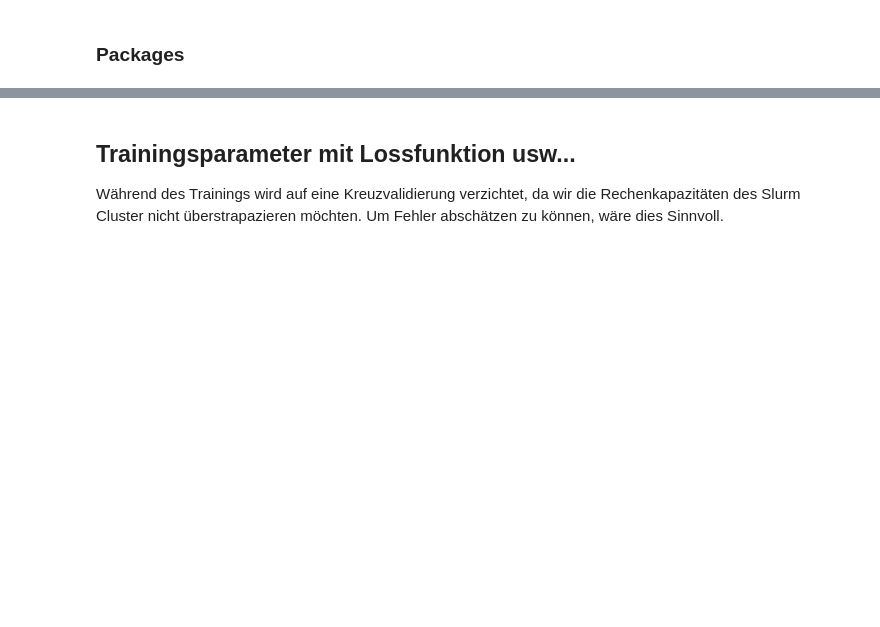
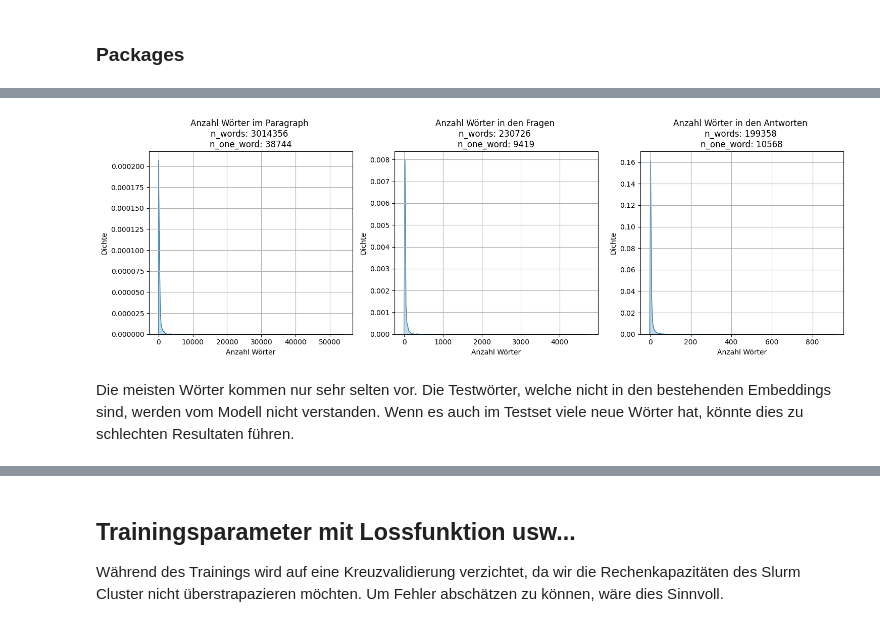
Before and after one commit to swiggy123/npr_mc2, a Jupyter notebook: report.ipynb, the cells around one changed output, grey strips where cells are left out. Drawn from its saved outputs; the diff is of its cells as text; code cells hidden in the pictures; blank space fills up the shorter version.

```diff
--- a/report.ipynb
+++ b/report.ipynb
@@ -63,0 +197,3 @@ import re
+# %%
+print("Most occured words from the paragraph")
+word_counts_paragraph = count_words(dataset["train"]["paragraph"])
@@ -63,0 +212,3 @@ import re
+# %%
+print("Most occured words from the questions")
+word_counts_questions = count_words([item for sublist in dataset["train"]["questions"]for item in sublist])
@@ -63,0 +227,3 @@ import re
+# %%
+print("Most occured words from the answers")
+word_counts_answers = count_words([item for sublist in dataset["train"]["answers"]for item in sublist])
@@ -64,3 +246,40 @@ import re
+# %%
+values1 = np.array(list(word_counts_paragraph.values()))
+values2 = np.array(list(word_counts_questions.values()))
+values3 = np.array(list(word_counts_answers.values()))
+
+plt.figure(figsize=(15, 5))
+
+# First subplot
+plt.subplot(1, 3, 1)
+sns.kdeplot(values1, bw_adjust=0.5, fill=True)
+plt.xlabel('Anzahl Wörter')
+plt.ylabel('Dichte')
+plt.title(f'Anzahl Wörter im Paragraph \nn_words: {sum(values1)} \nn_one_word: {len(values1[values1==1])}')
+plt.grid(True)
+
+# Second subplot
+plt.subplot(1, 3, 2)
+sns.kdeplot(values2, bw_adjust=0.5, fill=True)
+plt.xlabel('Anzahl Wörter')
+plt.ylabel('Dichte')
+plt.title(f'Anzahl Wörter in den Fragen \nn_words: {sum(values2)} \nn_one_word: {len(values2[values2==1])}')
+plt.grid(True)
+
+# Third subplot
+plt.subplot(1, 3, 3)
+sns.kdeplot(values3, bw_adjust=0.5, fill=True)
+plt.xlabel('Anzahl Wörter')
+plt.ylabel('Dichte')
+plt.title(f'Anzahl Wörter in den Antworten \nn_words: {sum(values3)} \nn_one_word: {len(values3[values3==1])}')
+plt.grid(True)
+
+plt.tight_layout()
+plt.show()
+# %% [output]
+[figure, added]
+# %% [markdown]
+Die meisten Wörter kommen nur sehr selten vor. Die Testwörter, welche nicht in den bestehenden Embeddings sind, werden vom Modell nicht verstanden. Wenn es auch im Testset viele neue Wörter hat, könnte dies zu schlechten Resultaten führen.
 # %% [markdown]
 ## Modellarchitektur
 
```
Also changed, not shown: parts of 23 cells of this notebook.
